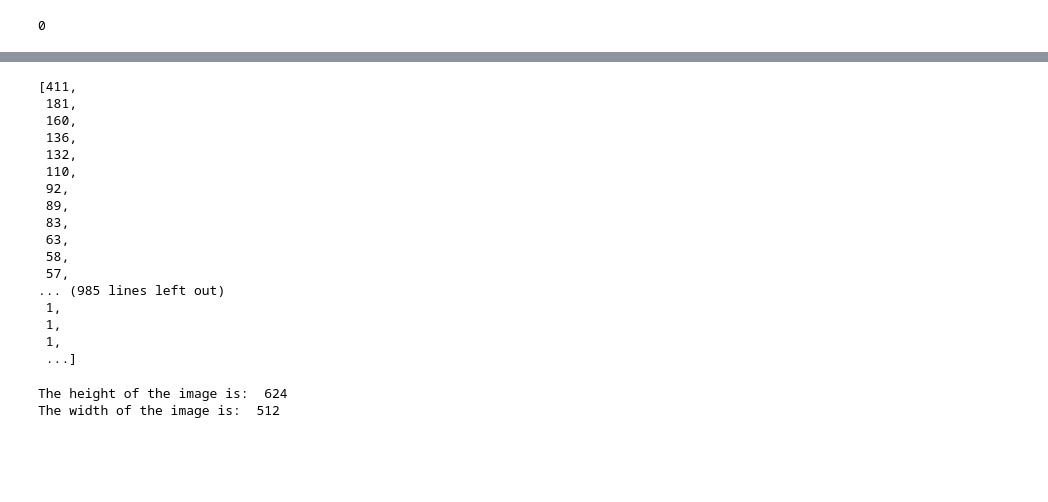
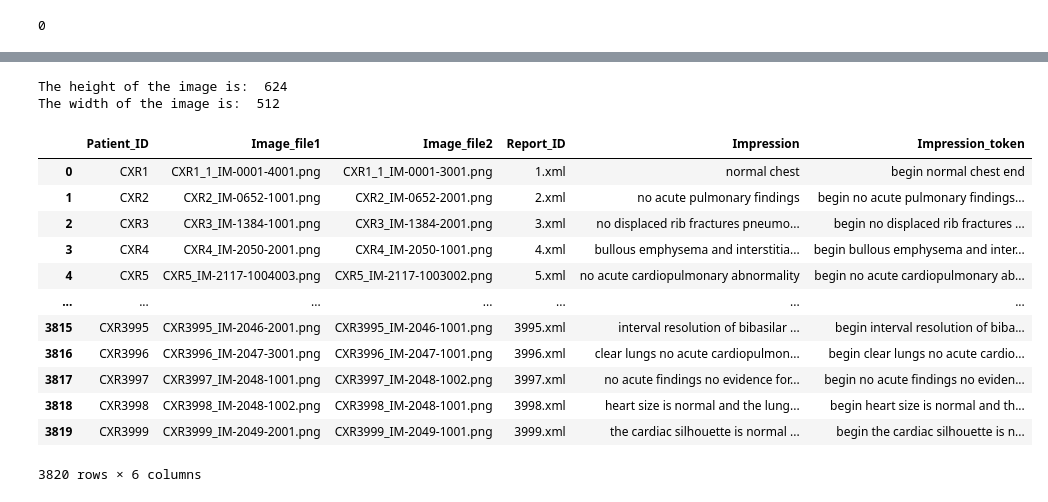
Before and after one commit to piperalpha7/CHEST-XRAY-KEYWORD-GENERATION-THROUGH-DEEP-LEARNING-, a Jupyter notebook: Preprocessing.ipynb, the cells around one changed output, grey strips where cells are left out. Cells and saved outputs as stored; diff of their text form; code cells hidden in the pictures; blank space fills up the shorter version.

```diff
--- a/Preprocessing.ipynb
+++ b/Preprocessing.ipynb
@@ -138,21 +122 @@ l= df3['Impression'].value_counts().tolist()
-# %%
-l
-# %% [output]
-[411,
- 181,
- 160,
- 136,
- 132,
- 110,
- 92,
- 89,
- 83,
- 63,
- 58,
- 57,
-... (985 lines left out)
- 1,
- 1,
- 1,
- ...]
 # %%
@@ -175,0 +139,16 @@ df3.to_excel('/content/drive/MyDrive/Project Data/X-ray2.xlsx')
+# %%
+wc_df
+# %% [output]
+|  | Patient_ID | Image_file1 | Image_file2 | Report_ID | Impression | Impression_token |
+| 0 | CXR1 | CXR1_1_IM-0001-4001.png | CXR1_1_IM-0001-3001.png | 1.xml | normal chest | begin normal chest end |
+| 1 | CXR2 | CXR2_IM-0652-1001.png | CXR2_IM-0652-2001.png | 2.xml | no acute pulmonary findings | begin no acute pulmonary findings... |
+| 2 | CXR3 | CXR3_IM-1384-1001.png | CXR3_IM-1384-2001.png | 3.xml | no displaced rib fractures pneumo... | begin no displaced rib fractures ... |
+| 3 | CXR4 | CXR4_IM-2050-2001.png | CXR4_IM-2050-1001.png | 4.xml | bullous emphysema and interstitia... | begin bullous emphysema and inter... |
+| 4 | CXR5 | CXR5_IM-2117-1004003.png | CXR5_IM-2117-1003002.png | 5.xml | no acute cardiopulmonary abnormality | begin no acute cardiopulmonary ab... |
+| ... | ... | ... | ... | ... | ... | ... |
+| 3815 | CXR3995 | CXR3995_IM-2046-2001.png | CXR3995_IM-2046-1001.png | 3995.xml | interval resolution of bibasilar ... | begin interval resolution of biba... |
+| 3816 | CXR3996 | CXR3996_IM-2047-3001.png | CXR3996_IM-2047-1001.png | 3996.xml | clear lungs no acute cardiopulmon... | begin clear lungs no acute cardio... |
+| 3817 | CXR3997 | CXR3997_IM-2048-1001.png | CXR3997_IM-2048-1002.png | 3997.xml | no acute findings no evidence for... | begin no acute findings no eviden... |
+| 3818 | CXR3998 | CXR3998_IM-2048-1002.png | CXR3998_IM-2048-1001.png | 3998.xml | heart size is normal and the lung... | begin heart size is normal and th... |
+| 3819 | CXR3999 | CXR3999_IM-2049-2001.png | CXR3999_IM-2049-1001.png | 3999.xml | the cardiac silhouette is normal ... | begin the cardiac silhouette is n... |
+3820 rows × 6 columns
```
Also changed, not shown: parts of 29 cells of this notebook.
